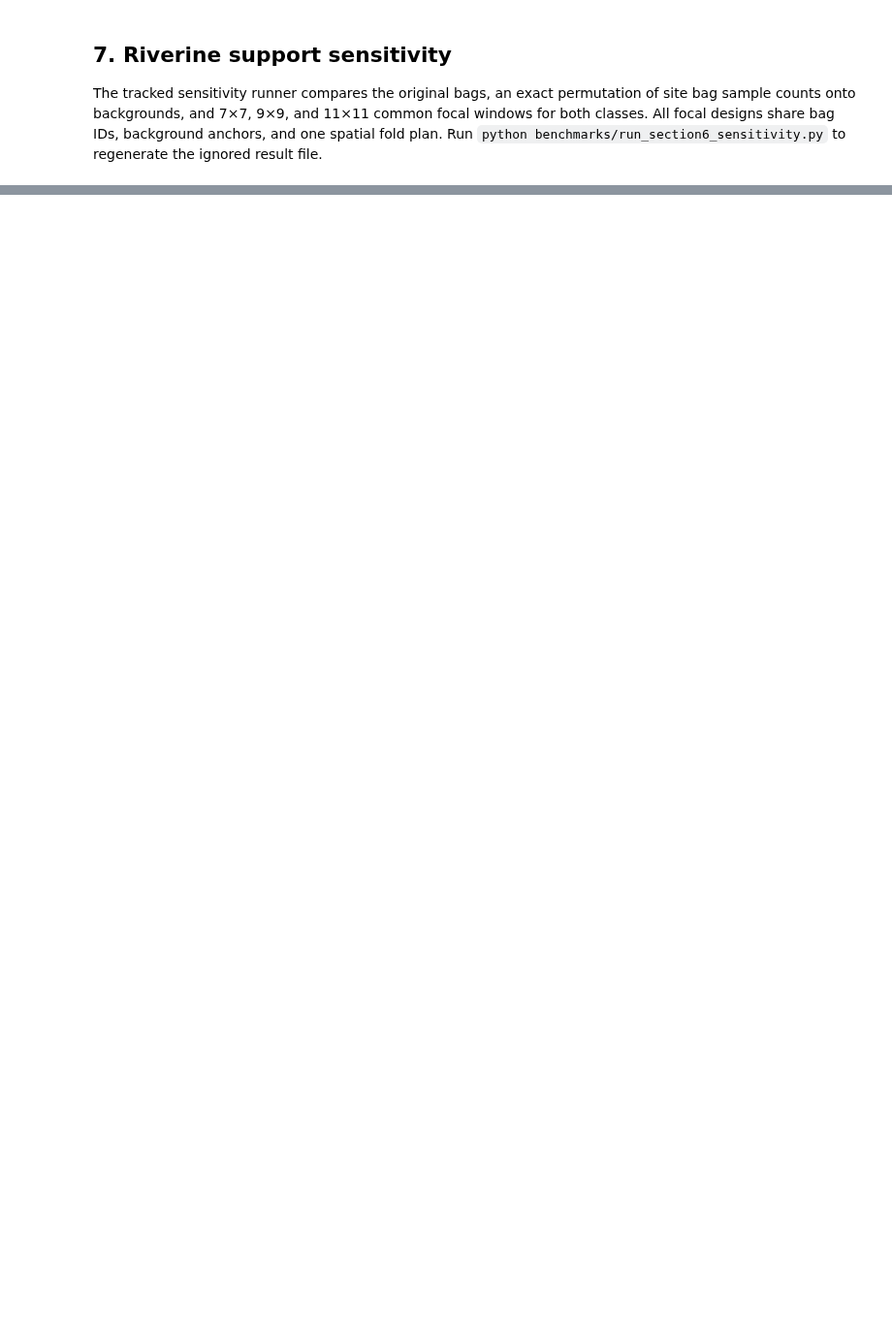
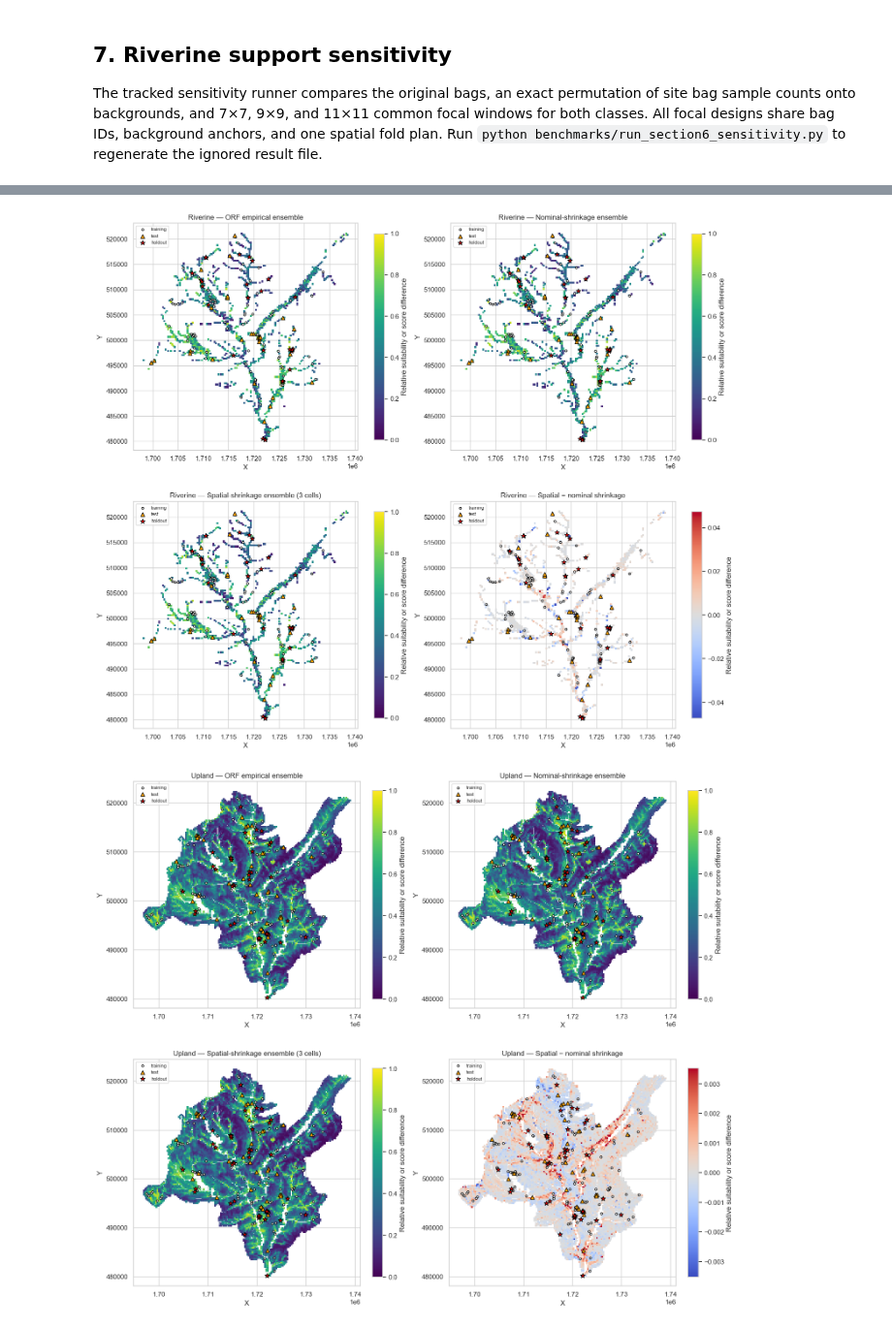
Before and after one commit to mrecos/KLRFome_JAX, a Jupyter notebook: notebooks/05_section6_model_validation.ipynb, the cells around one changed output, grey strips where cells are left out. Shown at 97% size. Drawn from its saved outputs; the diff is of its cells as text; code cells hidden in the pictures; blank space fills up the shorter version.

```diff
--- a/notebooks/05_section6_model_validation.ipynb
+++ b/notebooks/05_section6_model_validation.ipynb
@@ -614,0 +1278,72 @@ if not sensitivity_cv.empty:
+# %%
+def add_validation_sites(ax, setting_name):
+    training = site_centroids(partition_data[setting_name]['train'])
+    test = site_centroids(partition_data[setting_name]['test'])
+    holdout = site_centroids(partition_data[setting_name]['holdout'])
+    ax.scatter(training.x, training.y, s=12, c='white', edgecolors='black', label='training')
+    ax.scatter(test.x, test.y, s=42, marker='^', c='orange', edgecolors='black', label='test')
+    ax.scatter(holdout.x, holdout.y, s=66, marker='*', c='red', edgecolors='black', label='holdout')
+
+map_stability_rows = []
+for setting_name, scores in extension_map_scores.items():
+    spatial_name = f'ORF spatial shrinkage ({EXTENSION_MAP_RANGE_CELLS:g} cells)'
+    panels = [
+        ('ORF empirical mean', 'ORF empirical ensemble', 'viridis', 0, 1),
+        ('ORF nominal shrinkage mean', 'Nominal-shrinkage ensemble', 'viridis', 0, 1),
+        (f'{spatial_name} mean', f'Spatial-shrinkage ensemble ({EXTENSION_MAP_RANGE_CELLS:g} cells)', 'viridis', 0, 1),
+    ]
+    difference_limit = max(float(np.nanpercentile(np.abs(scores.spatial_minus_nominal), 99)), 1e-6)
+    panels.append((
+        'spatial_minus_nominal', 'Spatial − nominal shrinkage',
+        'coolwarm', -difference_limit, difference_limit,
+    ))
+    fig, axes = plt.subplots(2, 2, figsize=(15, 13), constrained_layout=True)
+    for ax, (column, title, cmap, vmin, vmax) in zip(axes.ravel(), panels):
+        image = ax.scatter(
+            scores.x, scores.y, c=scores[column], s=11, marker='s',
+            cmap=cmap, vmin=vmin, vmax=vmax, linewidths=0, rasterized=True,
+        )
+        add_validation_sites(ax, setting_name)
+        ax.set_title(f'{setting_name.title()} — {title}')
+        ax.set_aspect('equal')
+        ax.set_xlabel('X')
+        ax.set_ylabel('Y')
+        ax.legend(loc='best', fontsize=8)
+        fig.colorbar(image, ax=ax, shrink=0.8, label='Relative suitability or score difference')
+    plt.show()
+
+    for method in extension_map_specifications(setting_name):
+        seed_sd = scores[f'{method} seed sd']
+        map_stability_rows.append({
+            'setting': setting_name, 'method': method,
+            'median_seed_sd': float(seed_sd.median()),
+            'p95_seed_sd': float(seed_sd.quantile(0.95)),
+            'maximum_seed_sd': float(seed_sd.max()),
+        })
+
+if map_stability_rows:
+    map_stability = pd.DataFrame(map_stability_rows)
+    display(map_stability.round(5))
+    fig, axes = plt.subplots(1, len(extension_map_scores), figsize=(7 * len(extension_map_scores), 5))
+    axes = np.atleast_1d(axes)
+    spatial_name = f'ORF spatial shrinkage ({EXTENSION_MAP_RANGE_CELLS:g} cells)'
+    global_limit = max(
+        float(scores[f'{spatial_name} seed sd'].quantile(0.99))
+        for scores in extension_map_scores.values()
+    )
+    for ax, (setting_name, scores) in zip(axes, extension_map_scores.items()):
+        image = ax.scatter(
+            scores.x, scores.y, c=scores[f'{spatial_name} seed sd'],
+            s=11, marker='s', cmap='magma', vmin=0, vmax=max(global_limit, 1e-6),
+            linewidths=0, rasterized=True,
+        )
+        add_validation_sites(ax, setting_name)
+        ax.set_title(f'{setting_name.title()} spatial-shrinkage seed sensitivity')
+        ax.set_aspect('equal')
+        ax.set_xlabel('X')
+        ax.set_ylabel('Y')
+        fig.colorbar(image, ax=ax, label='Prediction SD across ORF seeds')
+    plt.tight_layout()
+# %% [output]
+[figure, added]
+[figure, added]
```
Also changed, not shown: parts of 36 cells of this notebook, 22 other files.
